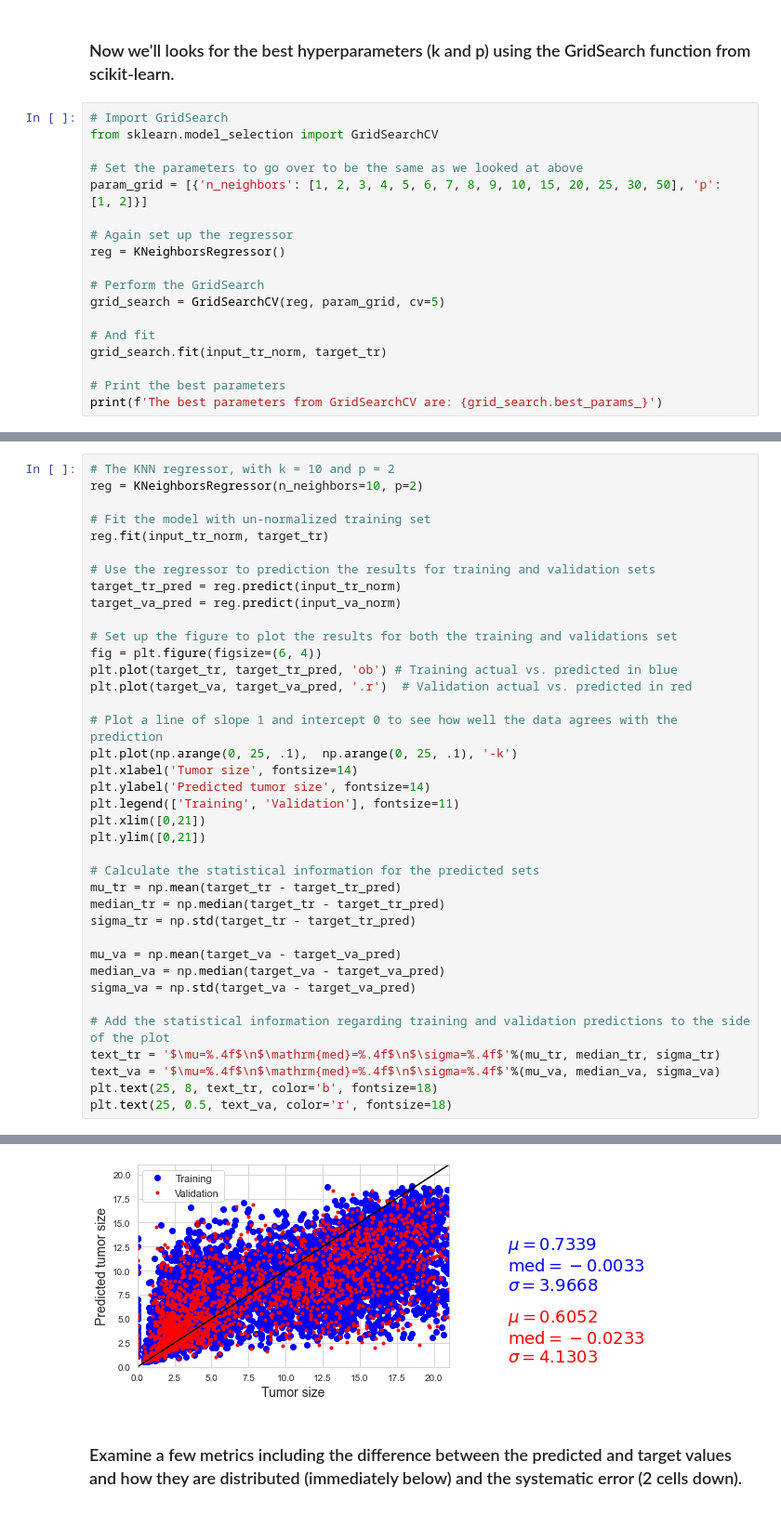
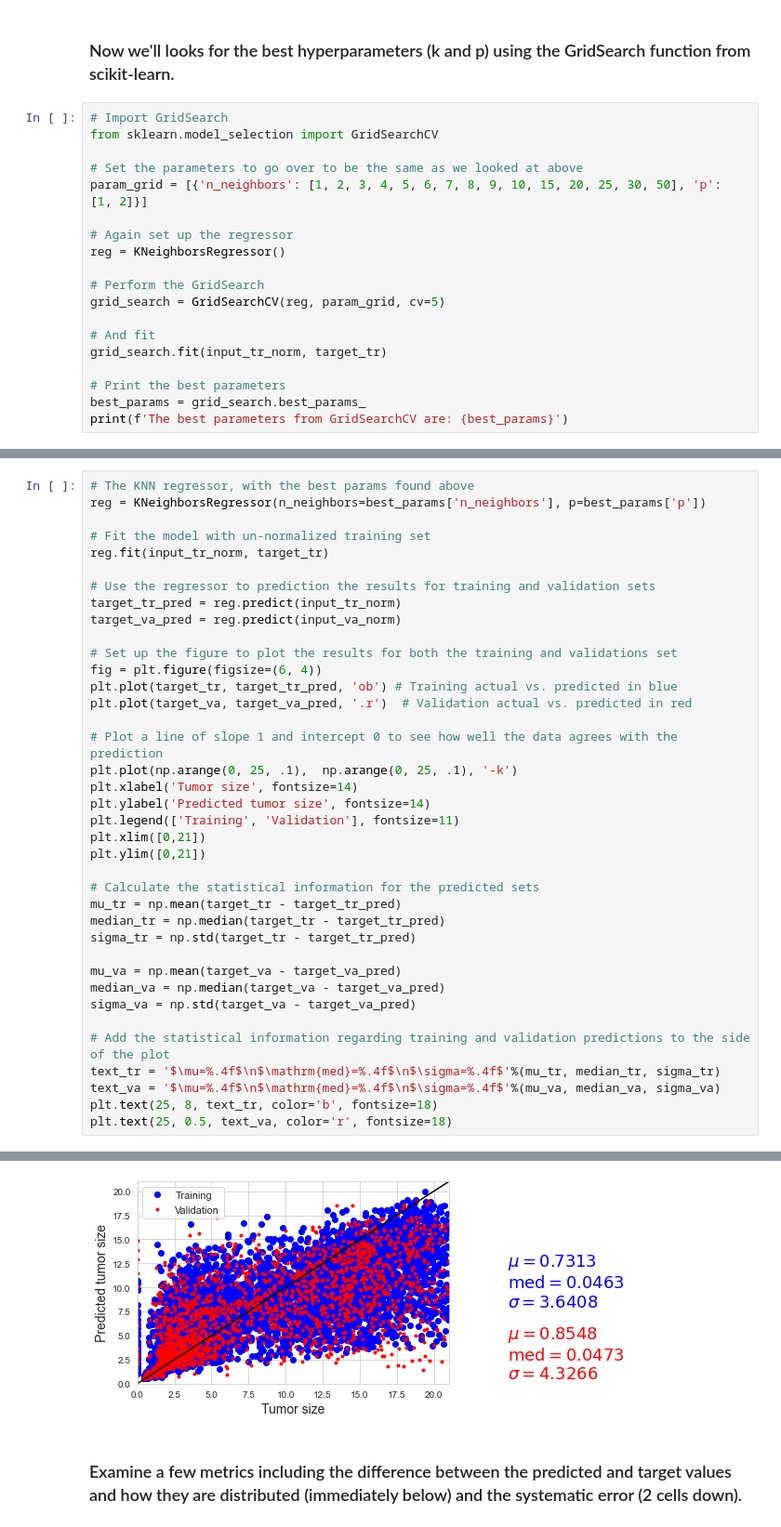
Before and after one commit to drichts/Machine_Learning, a Jupyter notebook: Assign2_drichts/Question_3.ipynb, the cells around one changed output, grey strips where cells are left out. Shown at 93% size. Cells and saved outputs as stored; diff of their text form.

```diff
--- a/Assign2_drichts/Question_3.ipynb
+++ b/Assign2_drichts/Question_3.ipynb
@@ -165,5 +165,6 @@ grid_search = GridSearchCV(reg, param_grid, cv=5)
 grid_search.fit(input_tr_norm, target_tr)
 
 # Print the best parameters
-print(f'The best parameters from GridSearchCV are: {grid_search.best_params_}')
+best_params = grid_search.best_params_
+print(f'The best parameters from GridSearchCV are: {best_params}')
 # %% [output]
@@ -173,6 +174,6 @@ The best parameters from GridSearchCV are: {'n_neighbors': 6, 'p': 1}
 # %%
-# The KNN regressor, with k = 10 and p = 2
-reg = KNeighborsRegressor(n_neighbors=10, p=2)
+# The KNN regressor, with the best params found above
+reg = KNeighborsRegressor(n_neighbors=best_params['n_neighbors'], p=best_params['p'])
 
 # Fit the model with un-normalized training set
 reg.fit(input_tr_norm, target_tr)
@@ -213,4 +214,4 @@ Text(25, 0.5, '$\\mu=0.6052$\n$\\mathrm{med}=-0.0233$\n$\\sigma=4.1303$')
-[figure, old version]
+[figure, new version]
 # %% [markdown]
 ### Examine a few metrics including the difference between the predicted and target values and how they are distributed (immediately below) and the systematic error (2 cells down).
 # %%
```
Also changed, not shown: parts of 7 cells of this notebook, 3 other files.
